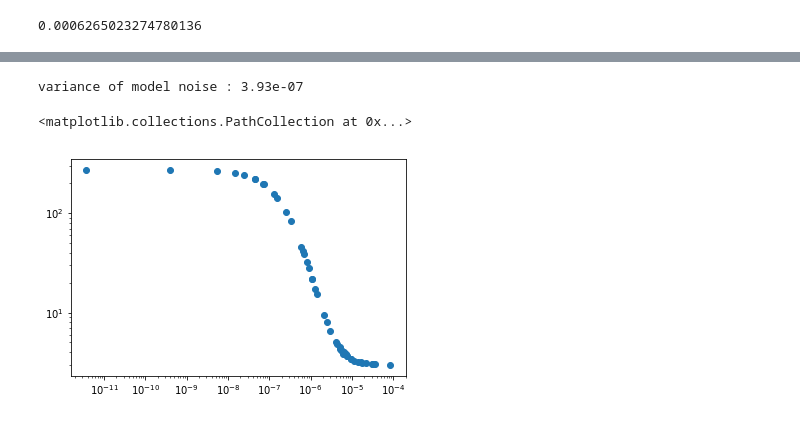
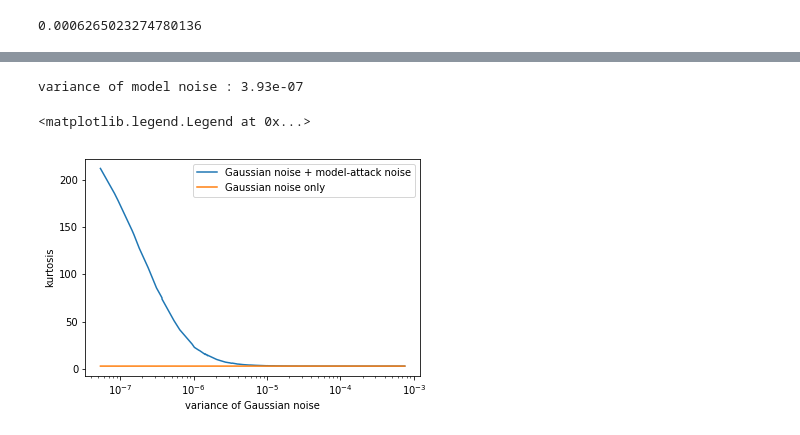
Before and after one commit to vorzawk/mdlAttack, a Jupyter notebook: mdlAttack_realNoiseHistograms.ipynb, the cells around one changed output, grey strips where cells are left out. Drawn from its saved outputs; the diff is of its cells as text; code cells hidden in the pictures.

Commit message:
kurtosis curves plotted using scatter plots with clear labels

```diff
--- a/mdlAttack_realNoiseHistograms.ipynb
+++ b/mdlAttack_realNoiseHistograms.ipynb
@@ -53,16 +54,18 @@ def compute_kurtosis(data):
 # %%
 # Generate the Gaussian noise for the same number of parameters as contained in the model.
 if numConvLayers == 3:
-    sigmaArray = np.random.exponential(0.002, 50)
+    sigmaArray = np.random.exponential(0.005, 100)
 else:
-    sigmaArray = np.random.exponential(0.002, 50)
+    sigmaArray = np.random.exponential(0.005, 100)
 sigmaArray.sort()
-print(sigmaArray)
+# print(sigmaArray)
+# Remove sigma values that are too small from the array.
+indices = []
+for idx, val in enumerate(sigmaArray):
+    if val <= 1e-4:
+        indices.append(idx)
+sigmaArray = np.delete(sigmaArray, indices)
 for sigma in sigmaArray:
     numParams = len(flatten_listArrays(origWeights))
     randNoise = np.random.normal(0, sigma, numParams)
     b2 = compute_kurtosis(randNoise)
-    result = 'Negative'
-    if b2 <= 2.95 or b2 >= 3.05:
-        result = 'Positive'
-    #print('{0:.3g} & {1:.3f} & {2} \\\\'.format(sigma**2, b2, result))
@@ -99,22 +88,30 @@ def compute_realNoise(modelNoise, sigma):
 # %%
 v = np.var(flatten_listArrays(modelNoise))
 print('variance of model noise : {0:.3g}'.format(v))
 varList = []
-b2List = []
+b2FNvals = []
 for sigma in sigmaArray:
     realNoise = compute_realNoise(modelNoise, sigma)
     realNoise1D = flatten_listArrays(realNoise)
     b2 = compute_kurtosis(realNoise1D)
-    result = 'Negative'
-    if b2 < 2.95 or b2 > 3.05:
-        result = 'Positive'
-    #print('{0:.3g} & {1:.3f} & {2} \\\\'.format(sigma**2, b2, result))
     varList.append(sigma ** 2)
-    b2List.append(b2)
-plt.yscale('log')
+    b2FNvals.append(b2)
+#plt.yscale('log')
 plt.xscale('log')
-plt.scatter(varList, b2List)
+s = 2
+plt.plot(varList, b2FNvals, label='Gaussian noise + model-attack noise')
+b2FPvals = []
+for sigma in sigmaArray:
+    numParams = len(flatten_listArrays(origWeights))
+    randNoise = np.random.normal(0, sigma, numParams)
+    b2 = compute_kurtosis(randNoise)
+    b2FPvals.append(b2)
+#b2FPsmooth = interp1d(varList, b2FPvals, kind='cubic')
+plt.plot(varList, b2FPvals, label='Gaussian noise only')
+plt.xlabel('variance of Gaussian noise')
+plt.ylabel('kurtosis')
+plt.legend()
 # %% [output]
 variance of model noise : 3.93e-07
-<matplotlib.collections.PathCollection at 0x...>
+<matplotlib.legend.Legend at 0x...>
-[figure, old version]
+[figure, new version]
```
Also changed, not shown: parts of 4 cells of this notebook.
